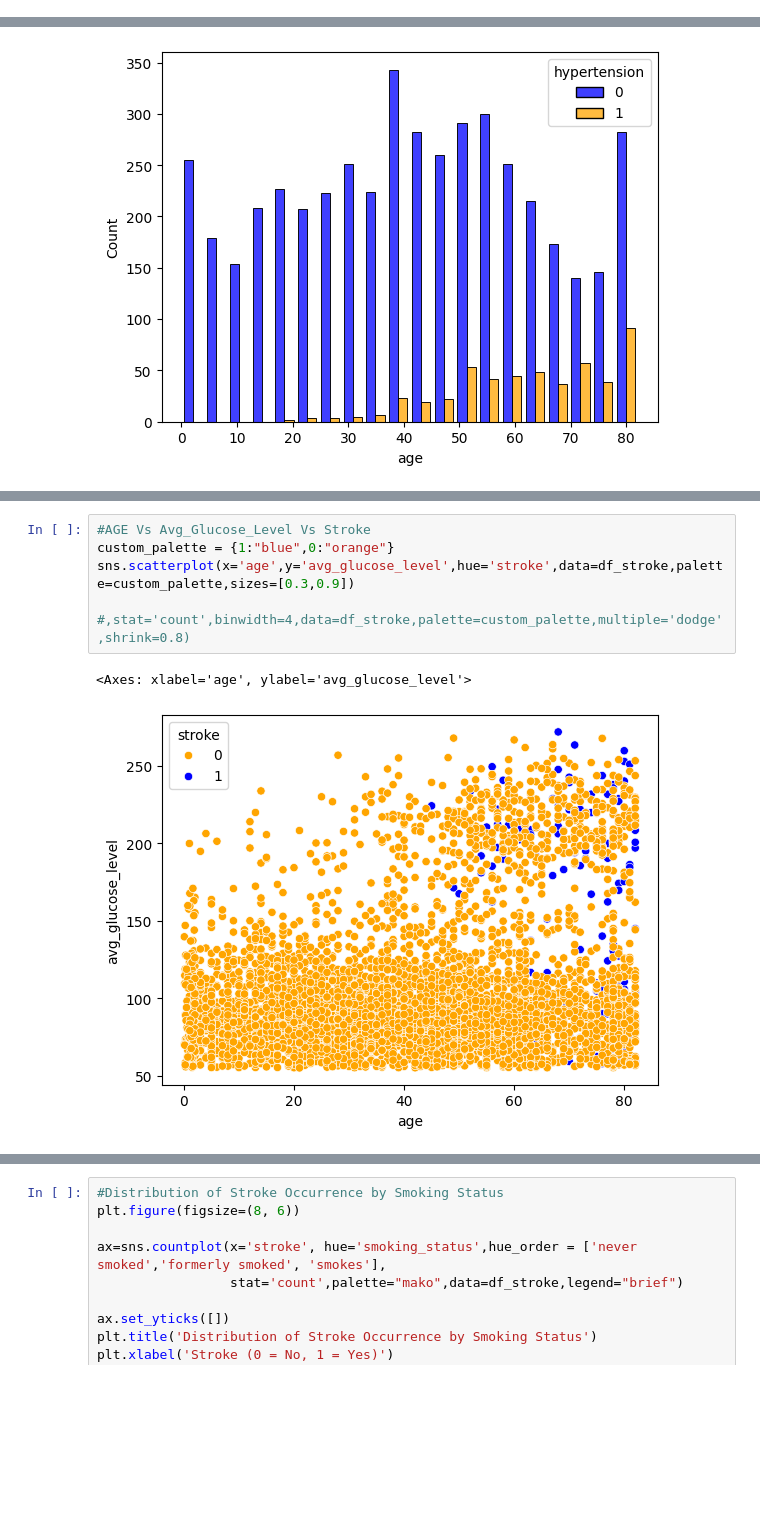
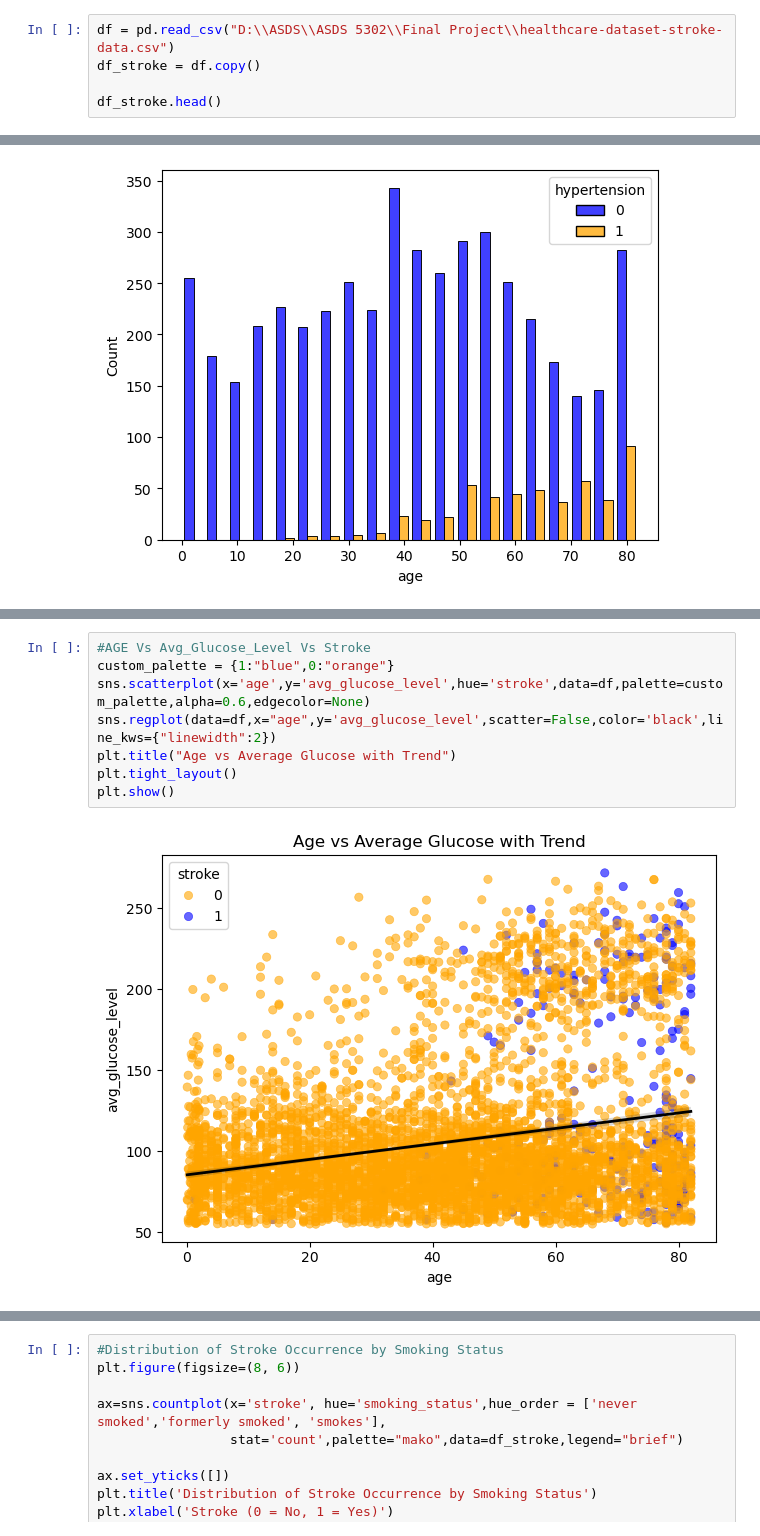
Before and after one commit to RamanujaTechGuy/StrokePrediction, a Jupyter notebook: Stroke_Prediction.ipynb, the cells around one changed output, grey strips where cells are left out. Drawn from its saved outputs; the diff is of its cells as text; blank space fills up the shorter version.

```diff
--- a/Stroke_Prediction.ipynb
+++ b/Stroke_Prediction.ipynb
@@ -44,0 +18,5 @@ Path to dataset files: C:\Users\gamer\.cache\kagglehub\datasets\fedesoriano\stro
+# %%
+df = pd.read_csv("D:\\ASDS\\ASDS 5302\\Final Project\\healthcare-dataset-stroke-data.csv")
+df_stroke = df.copy()
+
+df_stroke.head()
@@ -200,11 +195,13 @@ sns.histplot(x='age',hue='ever_married',stat='count')
 # %%
 #AGE Vs Avg_Glucose_Level Vs Stroke
 custom_palette = {1:"blue",0:"orange"}
-sns.scatterplot(x='age',y='avg_glucose_level',hue='stroke',data=df_stroke,palette=custom_palette,sizes=[0.3,0.9])
-                #,stat='count',binwidth=4,data=df_stroke,palette=custom_palette,multiple='dodge',shrink=0.8)
+sns.scatterplot(x='age',y='avg_glucose_level',hue='stroke',data=df,palette=custom_palette,alpha=0.6,edgecolor=None)
+sns.regplot(data=df,x="age",y='avg_glucose_level',scatter=False,color='black',line_kws={"linewidth":2})
+plt.title("Age vs Average Glucose with Trend")
+plt.tight_layout()
+plt.show()
 # %% [output]
-<Axes: xlabel='age', ylabel='avg_glucose_level'>
-[figure, old version]
+[figure, new version]
 # %%
 #BMI Distribution after MICE Imputation
 sns.histplot(x='bmi',data=df_stroke,kde=True)
```
Also changed, not shown: parts of 50 cells of this notebook.
